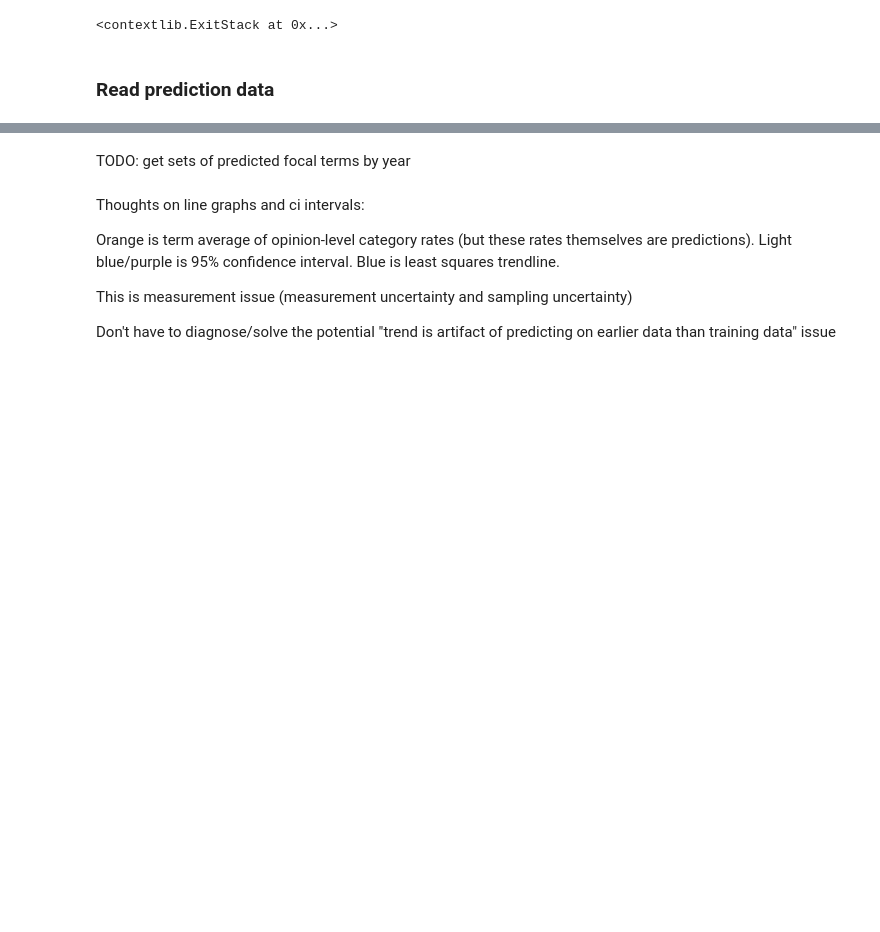
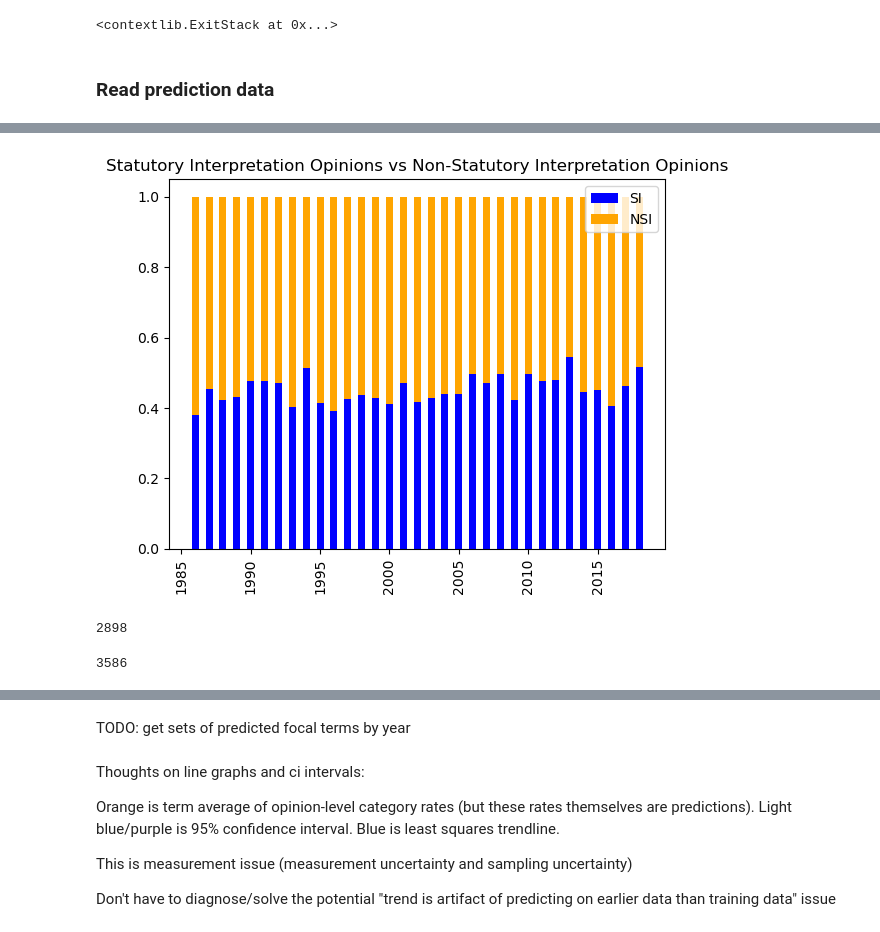
Before and after one commit to mkranzlein/scotus-metalang, a Jupyter notebook: scripts/notebooks/prediction_analysis.ipynb, the cells around one changed output, grey strips where cells are left out. Saved outputs shown, nothing was run; the diff lists cells and outputs as text; code cells hidden in the pictures; blank space fills up the shorter version.

```diff
--- a/scripts/notebooks/prediction_analysis.ipynb
+++ b/scripts/notebooks/prediction_analysis.ipynb
@@ -44 +63,14 @@ categories = ["ft", "mc", "dq", "les"]
+# %%
+fig = prediction_graphing.plot_si_vs_nsi_ops(stat_df, non_stat_df)
+save_and_show(fig, "stat_vs_non_stat", "predictions", show=True)
+# %% [output]
+[figure, added]
+# %%
+len(stat_df)
+# %% [output]
+2898
+# %%
+len(non_stat_df)
+# %% [output]
+3586
 # %%
```
Also changed, not shown: parts of 10 cells of this notebook, 1 other file.
